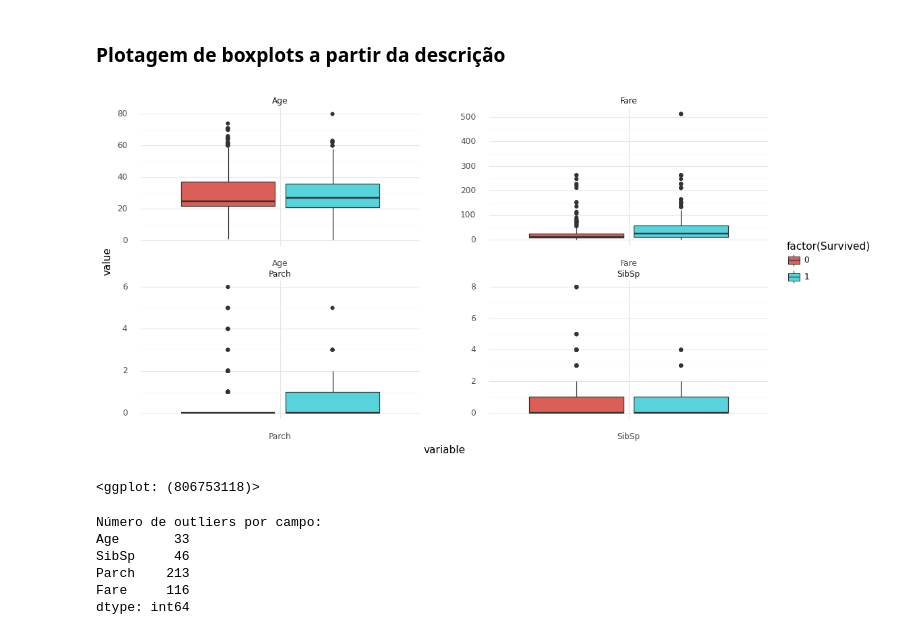
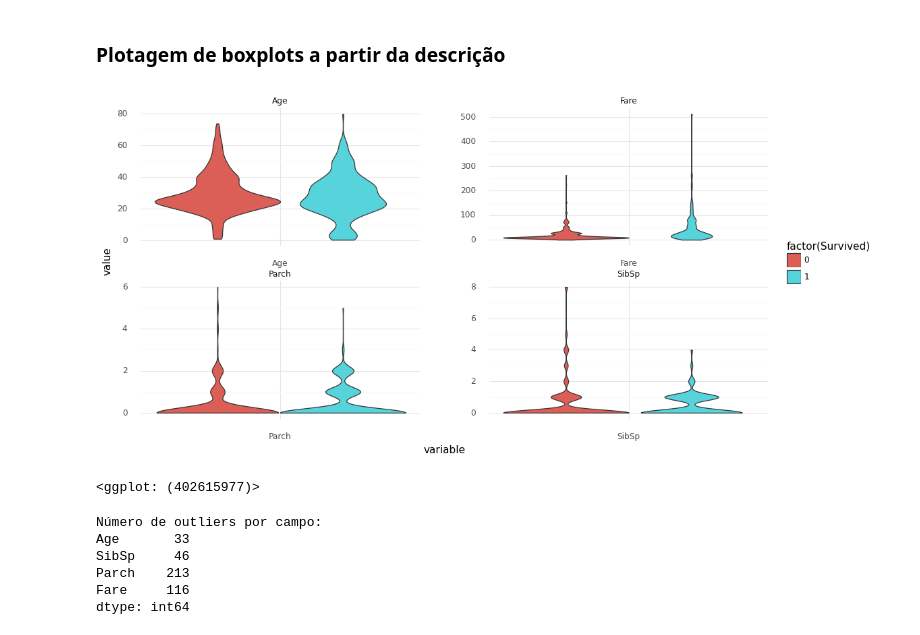
Before and after one commit to pdcos/analise_visual_ciencia_de_dados, a Jupyter notebook: exercicio_individual/exercicio_individual.ipynb, the cells around one changed output. Drawn from its saved outputs; the diff is of its cells as text; code cells hidden in the pictures.

```diff
--- a/exercicio_individual/exercicio_individual.ipynb
+++ b/exercicio_individual/exercicio_individual.ipynb
@@ -311,17 +311,17 @@ df_titanic.describe()
 # %%
 df_titanic_melted = df_titanic.melt(value_vars=["Age", "SibSp", "Parch", "Fare"], id_vars="Survived")
 (ggplot(df_titanic_melted, aes(x="variable", y="value", fill="factor(Survived)")) +
-    geom_boxplot() +
+    geom_violin() +
     facet_wrap("~variable", scales="free") +
     theme_minimal() +
     theme(
         figure_size=(12, 6),
         subplots_adjust={'wspace': 0.25, 'hspace': 0.25}  # Ajuste os valores conforme necessário
     )
 )
 # %% [output]
-[figure, old version]
+[figure, new version]
-<ggplot: (806753118)>
+<ggplot: (402615977)>
 # %%
 # Plota o número de outliers por campo numérico pelo critério do IQR
 def count_outliers(series):
```
Also changed, not shown: parts of 23 cells of this notebook.
